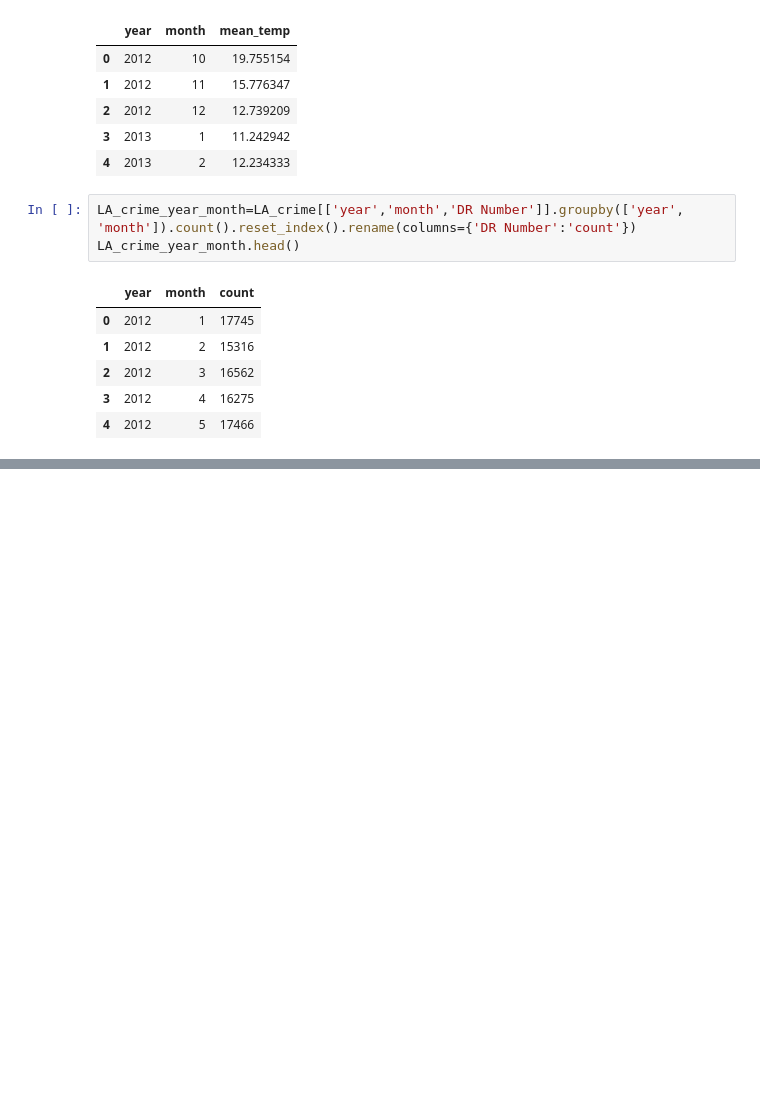
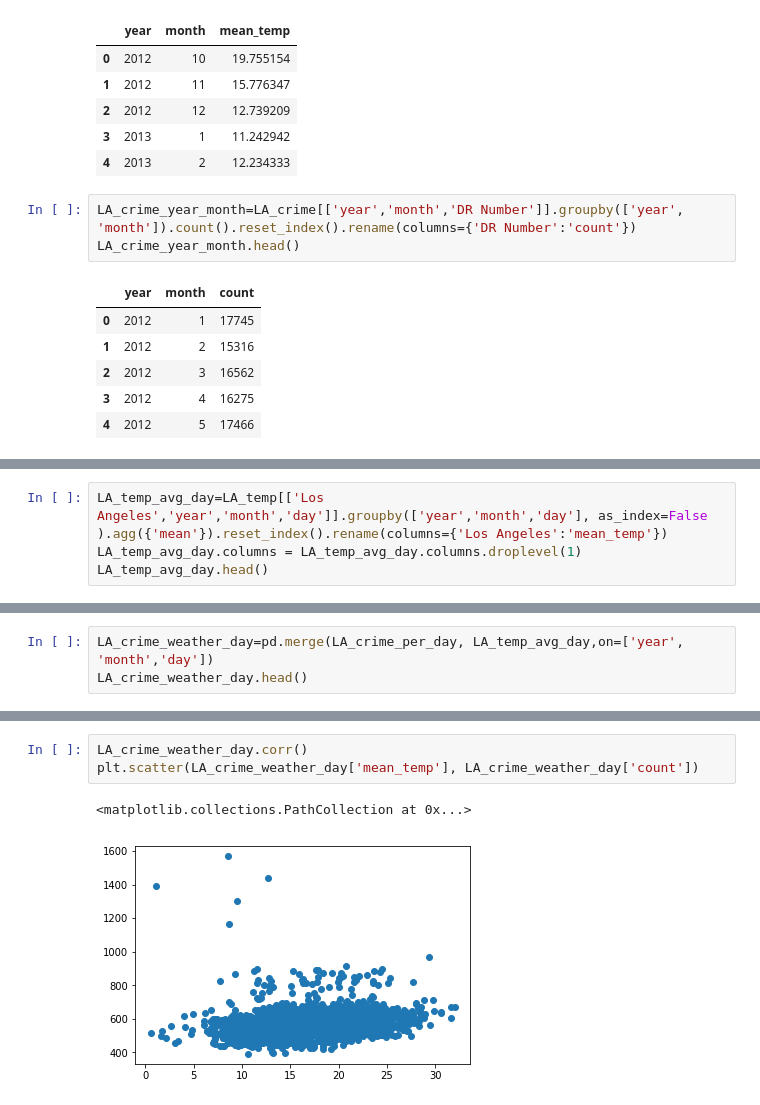
Before and after one commit to AprilW048/Final_Project, a Jupyter notebook: Weatherindex_and_Crime.ipynb, the cells around one changed output, grey strips where cells are left out. Cells and saved outputs as stored; diff of their text form; blank space fills up the shorter version.

```diff
--- a/Weatherindex_and_Crime.ipynb
+++ b/Weatherindex_and_Crime.ipynb
@@ -701,0 +724,4 @@ plt.show()
+# %%
+LA_temp_avg_day=LA_temp[['Los Angeles','year','month','day']].groupby(['year','month','day'], as_index=False ).agg({'mean'}).reset_index().rename(columns={'Los Angeles':'mean_temp'})
+LA_temp_avg_day.columns = LA_temp_avg_day.columns.droplevel(1)
+LA_temp_avg_day.head()
@@ -701,0 +735,3 @@ plt.show()
+# %%
+LA_crime_weather_day=pd.merge(LA_crime_per_day, LA_temp_avg_day,on=['year', 'month','day'])
+LA_crime_weather_day.head()
@@ -701,0 +745,6 @@ plt.show()
+# %%
+LA_crime_weather_day.corr()
+plt.scatter(LA_crime_weather_day['mean_temp'], LA_crime_weather_day['count'])
+# %% [output]
+<matplotlib.collections.PathCollection at 0x...>
+[figure, added]
```
Also changed, not shown: parts of 9 cells of this notebook.
